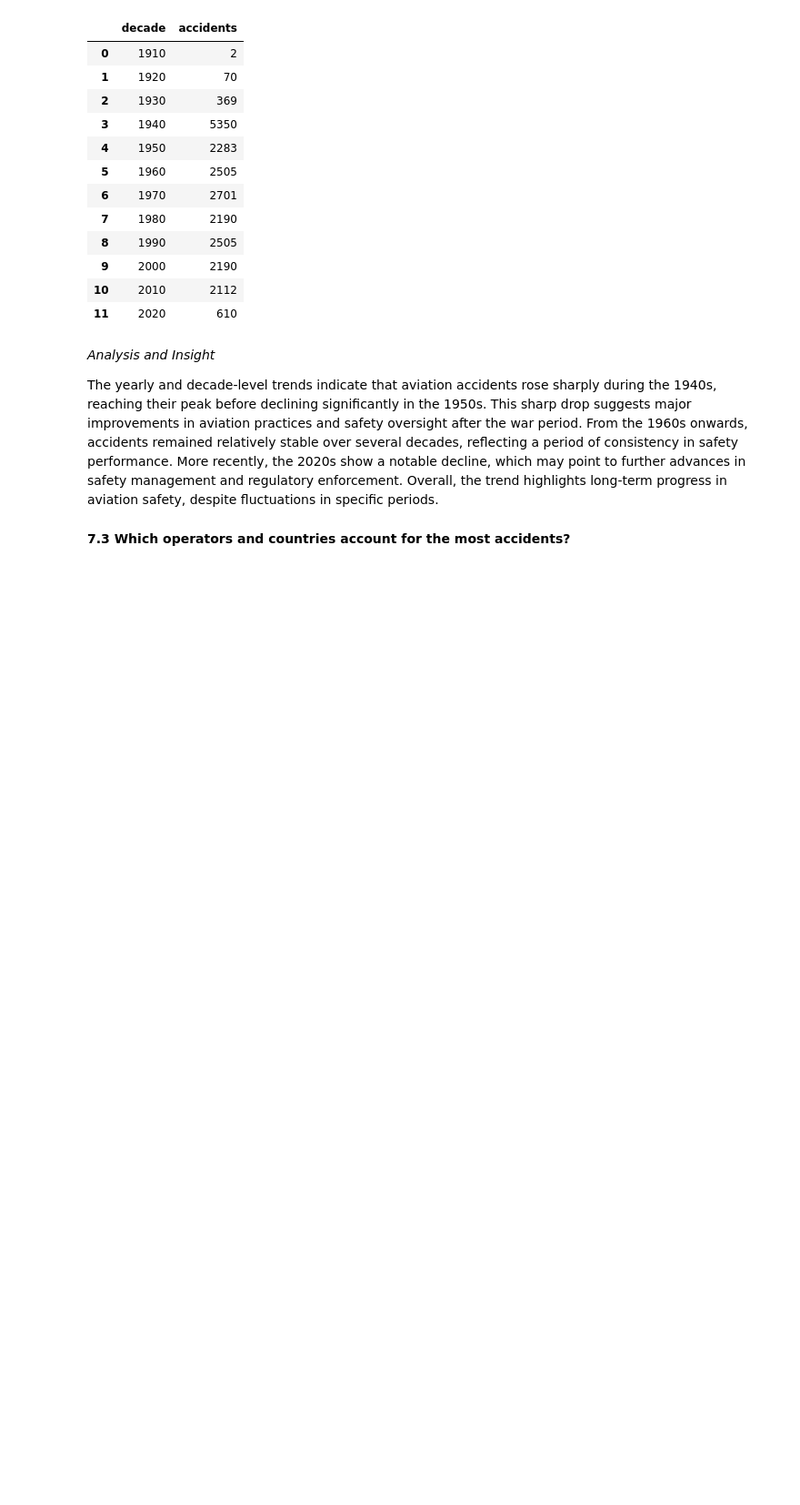
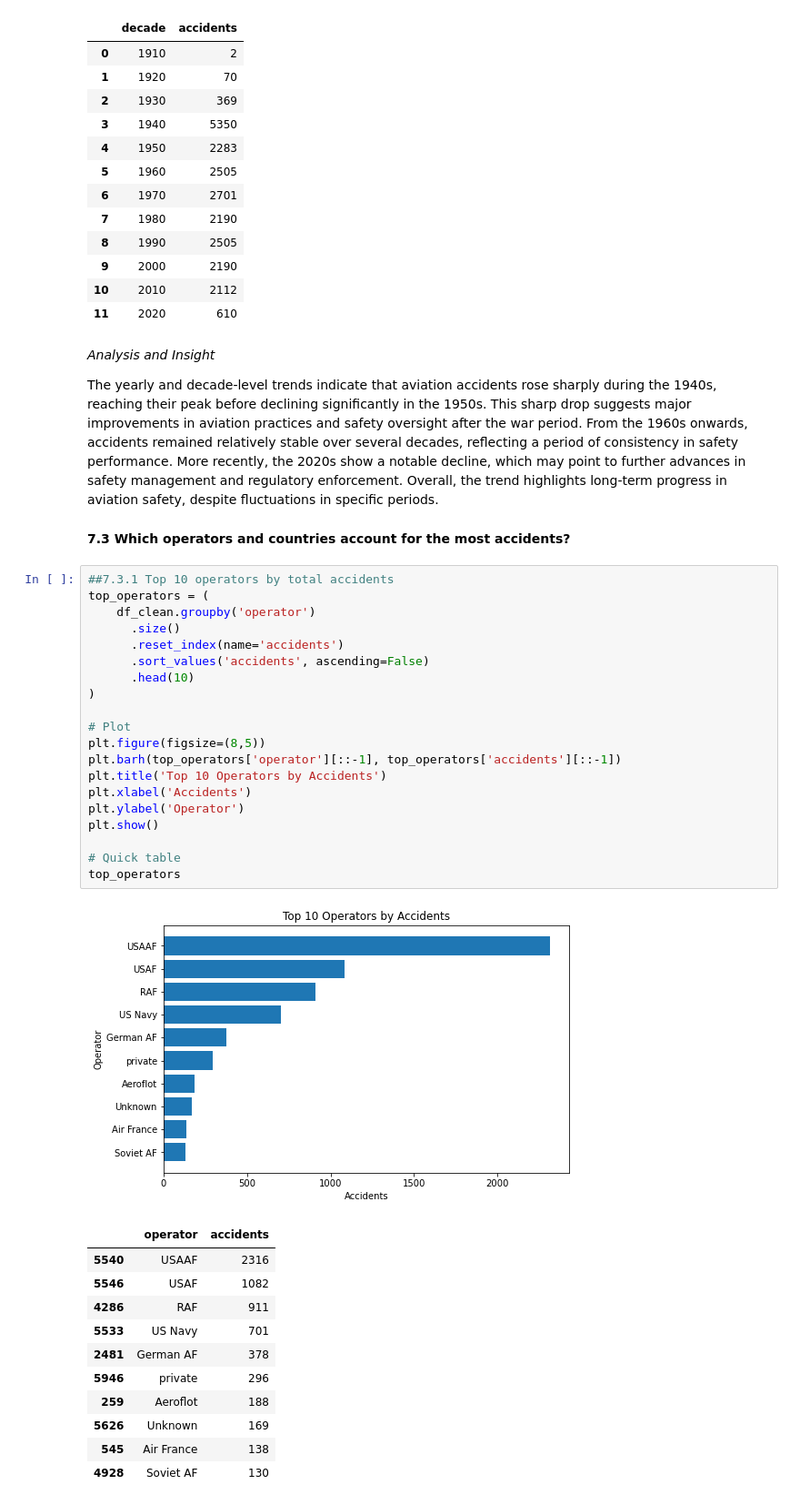
Before and after one commit to fredrickochieng-cell/Phase-1-Project-, a Jupyter notebook: dsc_project(phase1).ipynb, the cells around one changed output. Shown at 91% size. Cells and saved outputs as stored; diff of their text form; blank space fills up the shorter version.

Commit message:
finished visualizations for the third business question

```diff
--- a/dsc_project(phase1).ipynb
+++ b/dsc_project(phase1).ipynb
@@ -571,3 +571,36 @@ accidents_per_decade
 The yearly and decade-level trends indicate that aviation accidents rose sharply during the 1940s, reaching their peak before declining significantly in the 1950s. This sharp drop suggests major improvements in aviation practices and safety oversight after the war period. From the 1960s onwards, accidents remained relatively stable over several decades, reflecting a period of consistency in safety performance. More recently, the 2020s show a notable decline, which may point to further advances in safety management and regulatory enforcement. Overall, the trend highlights long-term progress in aviation safety, despite fluctuations in specific periods.
 # %% [markdown]
 **7.3 Which operators and countries account for the most accidents?**
+# %%
+##7.3.1 Top 10 operators by total accidents
+top_operators = (
+    df_clean.groupby('operator')
+      .size()
+      .reset_index(name='accidents')
+      .sort_values('accidents', ascending=False)
+      .head(10)
+)
+
+# Plot
+plt.figure(figsize=(8,5))
+plt.barh(top_operators['operator'][::-1], top_operators['accidents'][::-1])
+plt.title('Top 10 Operators by Accidents')
+plt.xlabel('Accidents')
+plt.ylabel('Operator')
+plt.show()
+
+# Quick table
+top_operators
+# %% [output]
+[figure, added]
+|  | operator | accidents |
+| 5540 | USAAF | 2316 |
+| 5546 | USAF | 1082 |
+| 4286 | RAF | 911 |
+| 5533 | US Navy | 701 |
+| 2481 | German AF | 378 |
+| 5946 | private | 296 |
+| 259 | Aeroflot | 188 |
+| 5626 | Unknown | 169 |
+| 545 | Air France | 138 |
+| 4928 | Soviet AF | 130 |
```
Also changed, not shown: parts of 2 cells of this notebook.
